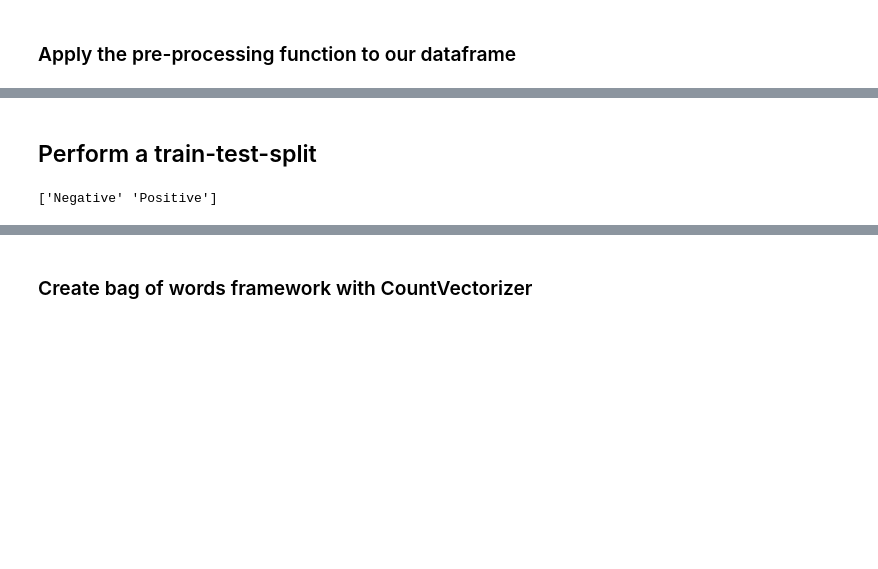
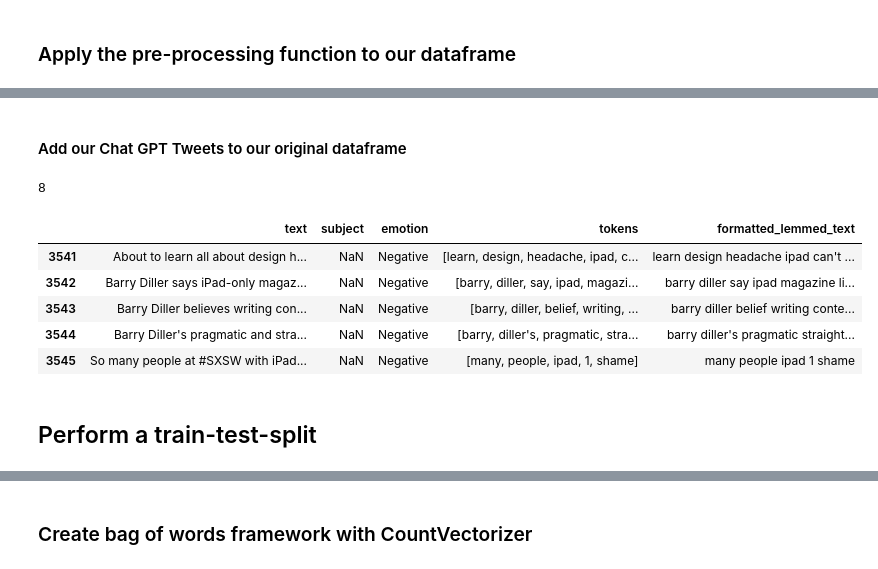
Before and after one commit to xuqc01/twitter_sentiment_analysis, a Jupyter notebook: P4ProjectNotebook.ipynb, the cells around one changed output, grey strips where cells are left out. Cells and saved outputs as stored; diff of their text form; code cells hidden in the pictures; blank space fills up the shorter version.

```diff
--- a/P4ProjectNotebook.ipynb
+++ b/P4ProjectNotebook.ipynb
@@ -309,0 +309,15 @@ df_products_cleaned.head()
+# %%
+#read in our supplementary tweets
+CG_tweets_Maddie = pd.read_csv("cg_tweets_final.csv")
+CG_tweets_Steven = pd.read_csv("chatgpt_tweets.csv")
+
+CG_tweets_Steven['emotion'] = 'Negative'
+CG_tweets_Steven.columns = ['text', 'emotion']
+CG_tweets_Maddie.columns = ['text', 'emotion']
+
+CG_tweets = pd.concat([CG_tweets_Maddie, CG_tweets_Steven], ignore_index=True)
+
+CG_tweets['tokens'] = CG_tweets['text'].apply(text_preprocessing)
+
+#convert to lemmed token format
+CG_tweets['formatted_lemmed_text'] = CG_tweets['tokens'].apply(format_lem)
@@ -309,0 +328,22 @@ df_products_cleaned.head()
+# %%
+CG_tweets.duplicated(subset='text').sum()
+CG_tweets.drop_duplicates(subset='text', inplace=True)
+# %% [markdown]
+#### Add our Chat GPT Tweets to our original dataframe
+# %%
+df_full = pd.concat([df, CG_tweets], ignore_index=True)
+# %%
+df_full.duplicated(subset='text').sum()
+# %% [output]
+8
+# %%
+df_full.drop_duplicates(subset='text', inplace=True)
+# %%
+df_full.tail()
+# %% [output]
+|  | text | subject | emotion | tokens | formatted_lemmed_text |
+| 3541 | About to learn all about design h... | NaN | Negative | [learn, design, headache, ipad, c... | learn design headache ipad can't ... |
+| 3542 | Barry Diller says iPad-only magaz... | NaN | Negative | [barry, diller, say, ipad, magazi... | barry diller say ipad magazine li... |
+| 3543 | Barry Diller believes writing con... | NaN | Negative | [barry, diller, belief, writing, ... | barry diller belief writing conte... |
+| 3544 | Barry Diller's pragmatic and stra... | NaN | Negative | [barry, diller's, pragmatic, stra... | barry diller's pragmatic straight... |
+| 3545 | So many people at #SXSW with iPad... | NaN | Negative | [many, people, ipad, 1, shame] | many people ipad 1 shame |
@@ -311,8 +356,4 @@ df_products_cleaned.head()
 ## Perform a train-test-split
 # %%
 from sklearn.model_selection import train_test_split
-# %%
-print(df_products_cleaned['emotion'].unique())
-# %% [output]
-['Negative' 'Positive']
 # %%
```
Also changed, not shown: parts of 54 cells of this notebook, 3 other files.
